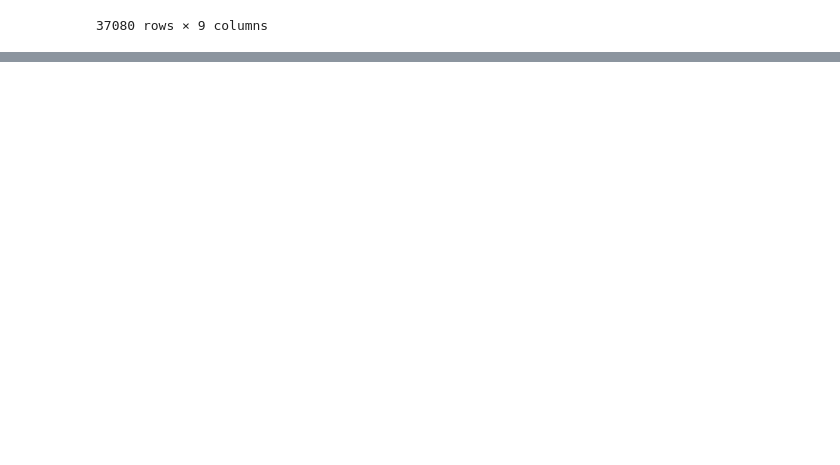
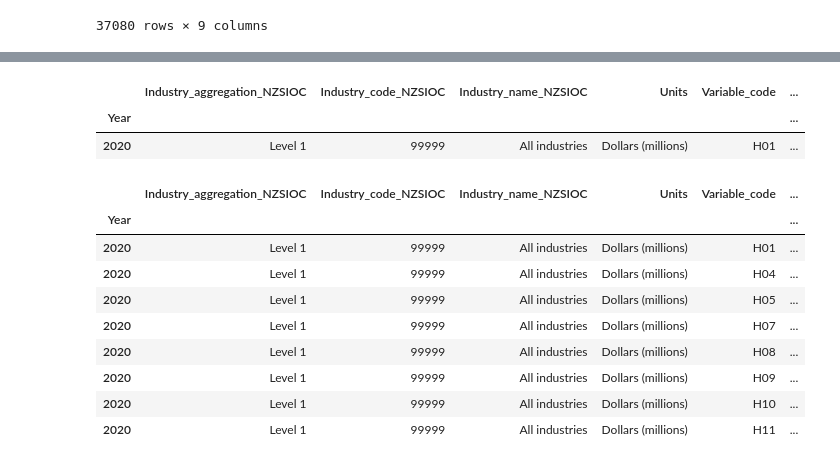
Before and after one commit to Subharanjan-Sahoo/ML, a Jupyter notebook: Pandas/WriteCSVFile.ipynb, the cells around one changed output, grey strips where cells are left out. Saved outputs shown, nothing was run; the diff lists cells and outputs as text; code cells hidden in the pictures; blank space fills up the shorter version.

```diff
--- a/Pandas/WriteCSVFile.ipynb
+++ b/Pandas/WriteCSVFile.ipynb
@@ -128,0 +139,19 @@ df
+# %%
+df.head(1)
+# %% [output]
+|  | Industry_aggregation_NZSIOC | Industry_code_NZSIOC | Industry_name_NZSIOC | Units | Variable_code | ... |
+| Year |  |  |  |  |  | ... |
+| 2020 | Level 1 | 99999 | All industries | Dollars (millions) | H01 | ... |
+# %%
+df.head(8)
+# %% [output]
+|  | Industry_aggregation_NZSIOC | Industry_code_NZSIOC | Industry_name_NZSIOC | Units | Variable_code | ... |
+| Year |  |  |  |  |  | ... |
+| 2020 | Level 1 | 99999 | All industries | Dollars (millions) | H01 | ... |
+| 2020 | Level 1 | 99999 | All industries | Dollars (millions) | H04 | ... |
+| 2020 | Level 1 | 99999 | All industries | Dollars (millions) | H05 | ... |
+| 2020 | Level 1 | 99999 | All industries | Dollars (millions) | H07 | ... |
+| 2020 | Level 1 | 99999 | All industries | Dollars (millions) | H08 | ... |
+| 2020 | Level 1 | 99999 | All industries | Dollars (millions) | H09 | ... |
+| 2020 | Level 1 | 99999 | All industries | Dollars (millions) | H10 | ... |
+| 2020 | Level 1 | 99999 | All industries | Dollars (millions) | H11 | ... |
```
Also changed, not shown: parts of 5 cells of this notebook.
